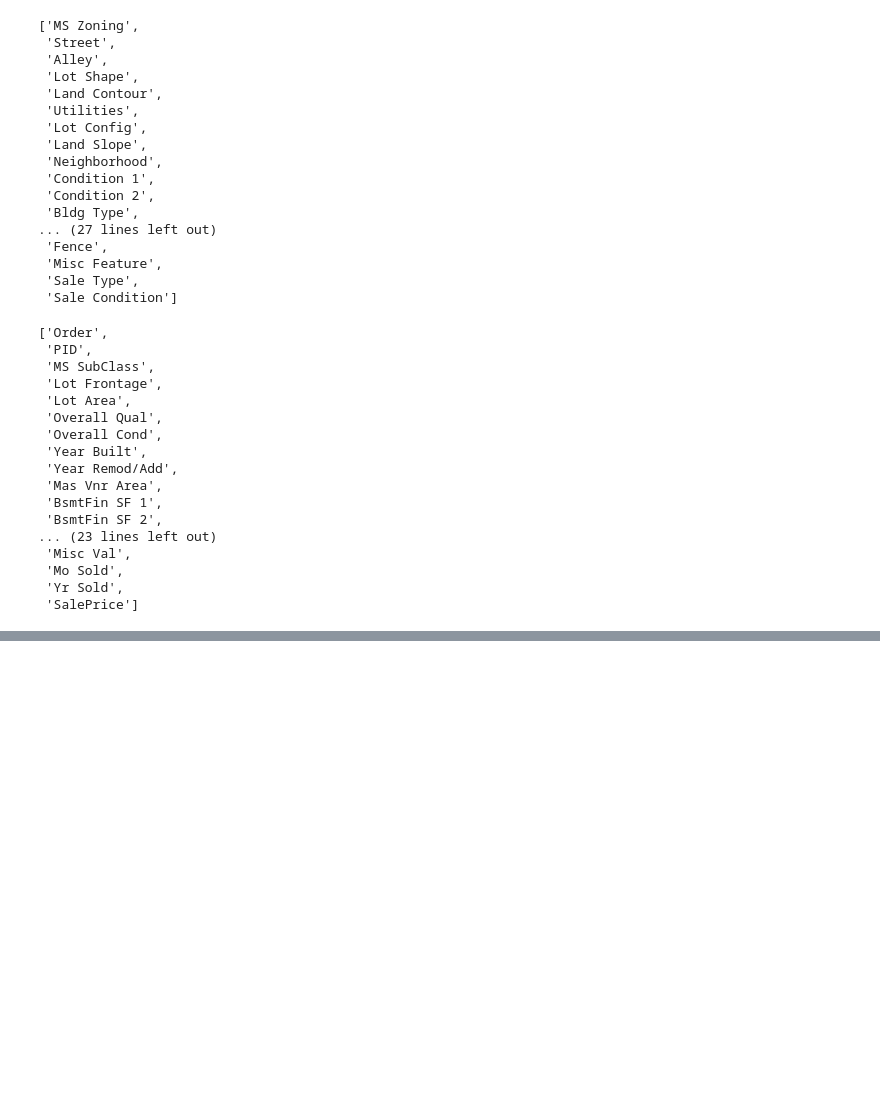
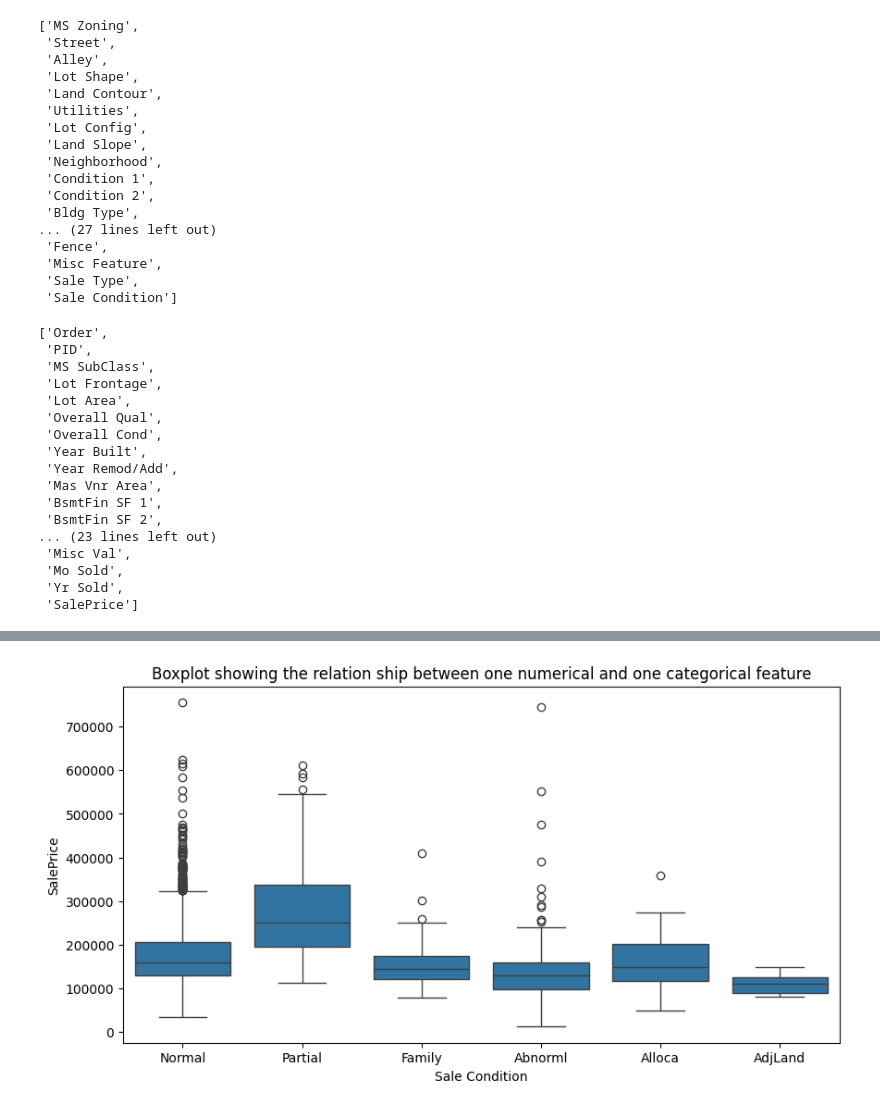
Before and after one commit to furqan7m3-ops/house-price-predictor-mlops, a Jupyter notebook: data-analysis/EDA.ipynb, the cells around one changed output, grey strips where cells are left out. Cells and saved outputs as stored; diff of their text form; code cells hidden in the pictures; blank space fills up the shorter version.

```diff
--- a/data-analysis/EDA.ipynb
+++ b/data-analysis/EDA.ipynb
@@ -154,0 +174,6 @@ univariate_analyzer.analyze(df, 'Sale Condition')
+# %%
+bivariate_analyzer.set_strategy(NumericalvsCategoricalStrategy())
+# %%
+bivariate_analyzer.analyze(df, feature1='SalePrice', feature2='Sale Condition')
+# %% [output]
+[figure, added]
```
Also changed, not shown: parts of 13 cells of this notebook, 4 other files.
